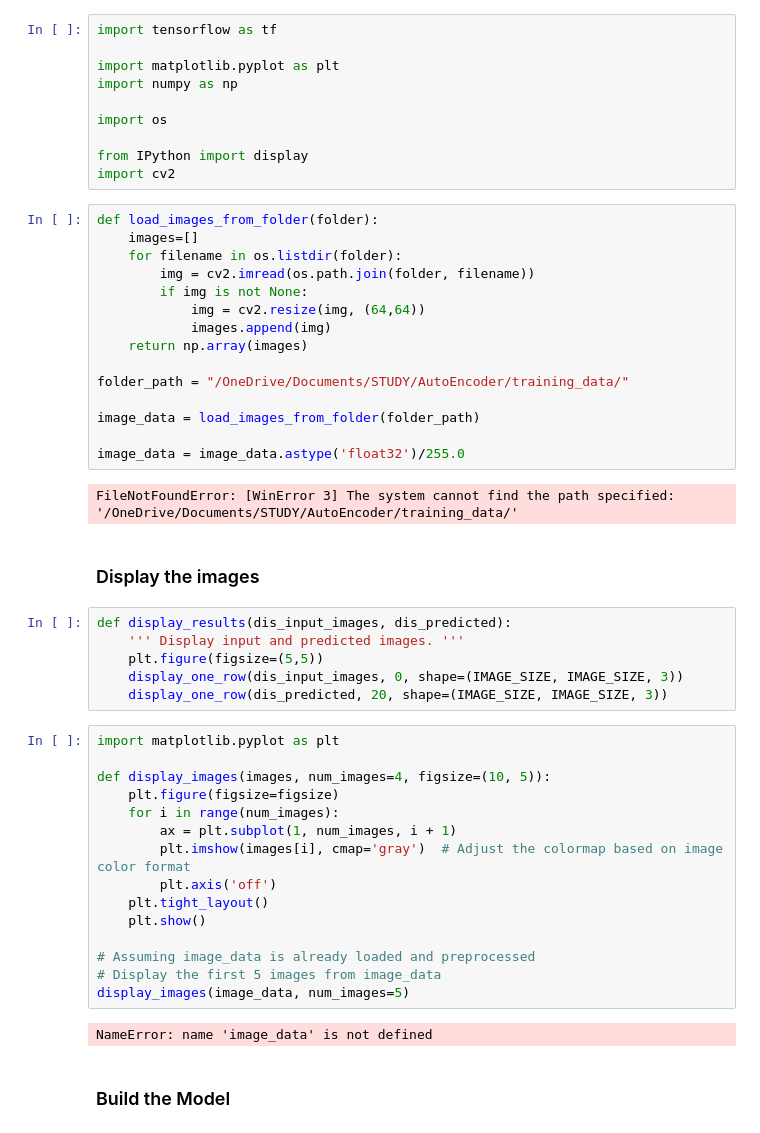
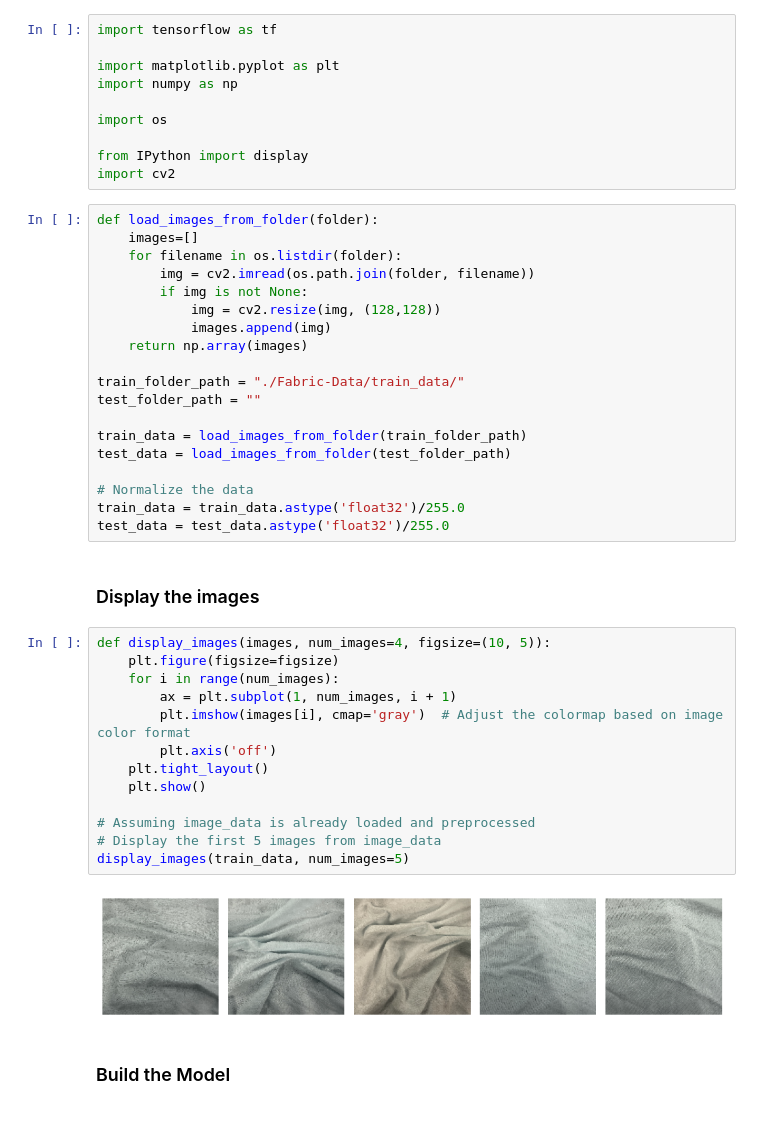
Before and after one commit to tramnn2310/VAE, a Jupyter notebook: VAE.ipynb, the cells around one changed output. Cells and saved outputs as stored; diff of their text form.

```diff
--- a/VAE.ipynb
+++ b/VAE.ipynb
@@ -18,42 +18,36 @@ def load_images_from_folder(folder):
     for filename in os.listdir(folder):
         img = cv2.imread(os.path.join(folder, filename))
         if img is not None:
-            img = cv2.resize(img, (64,64))
+            img = cv2.resize(img, (128,128))
             images.append(img)
     return np.array(images)
 
-folder_path = "/OneDrive/Documents/STUDY/AutoEncoder/training_data/"
+train_folder_path = "./Fabric-Data/train_data/"
+test_folder_path = ""
 
-image_data = load_images_from_folder(folder_path)
+train_data = load_images_from_folder(train_folder_path)
+test_data = load_images_from_folder(test_folder_path)
 
-image_data = image_data.astype('float32')/255.0
+# Normalize the data
+train_data = train_data.astype('float32')/255.0
+test_data = test_data.astype('float32')/255.0
-# %% [output]
-FileNotFoundError: [WinError 3] The system cannot find the path specified: '/OneDrive/Documents/STUDY/AutoEncoder/training_data/'
 # %% [markdown]
 ### Display the images
-# %%
-def display_results(dis_input_images, dis_predicted):
-    ''' Display input and predicted images. '''
-    plt.figure(figsize=(5,5))
-    display_one_row(dis_input_images, 0, shape=(IMAGE_SIZE, IMAGE_SIZE, 3))
-    display_one_row(dis_predicted, 20, shape=(IMAGE_SIZE, IMAGE_SIZE, 3))
 # %%
-import matplotlib.pyplot as plt
-
 def display_images(images, num_images=4, figsize=(10, 5)):
     plt.figure(figsize=figsize)
     for i in range(num_images):
         ax = plt.subplot(1, num_images, i + 1)
         plt.imshow(images[i], cmap='gray')  # Adjust the colormap based on image color format
         plt.axis('off')
     plt.tight_layout()
     plt.show()
 
 # Assuming image_data is already loaded and preprocessed
 # Display the first 5 images from image_data
-display_images(image_data, num_images=5)
+display_images(train_data, num_images=5)
 # %% [output]
-NameError: name 'image_data' is not defined
+[figure, added]
 # %% [markdown]
 ### Build the Model
 # %% [markdown]
```
Also changed, not shown: parts of 5 cells of this notebook.
